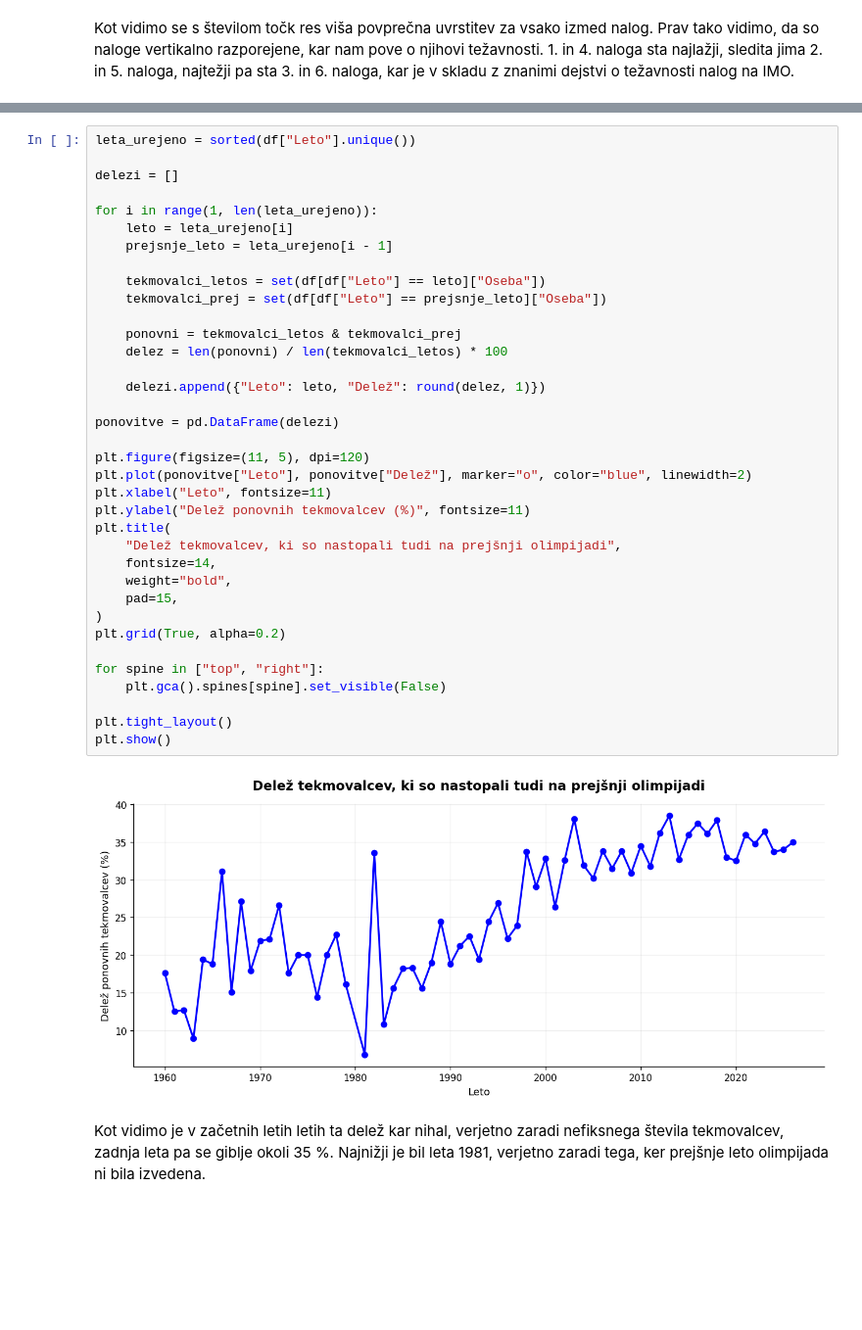
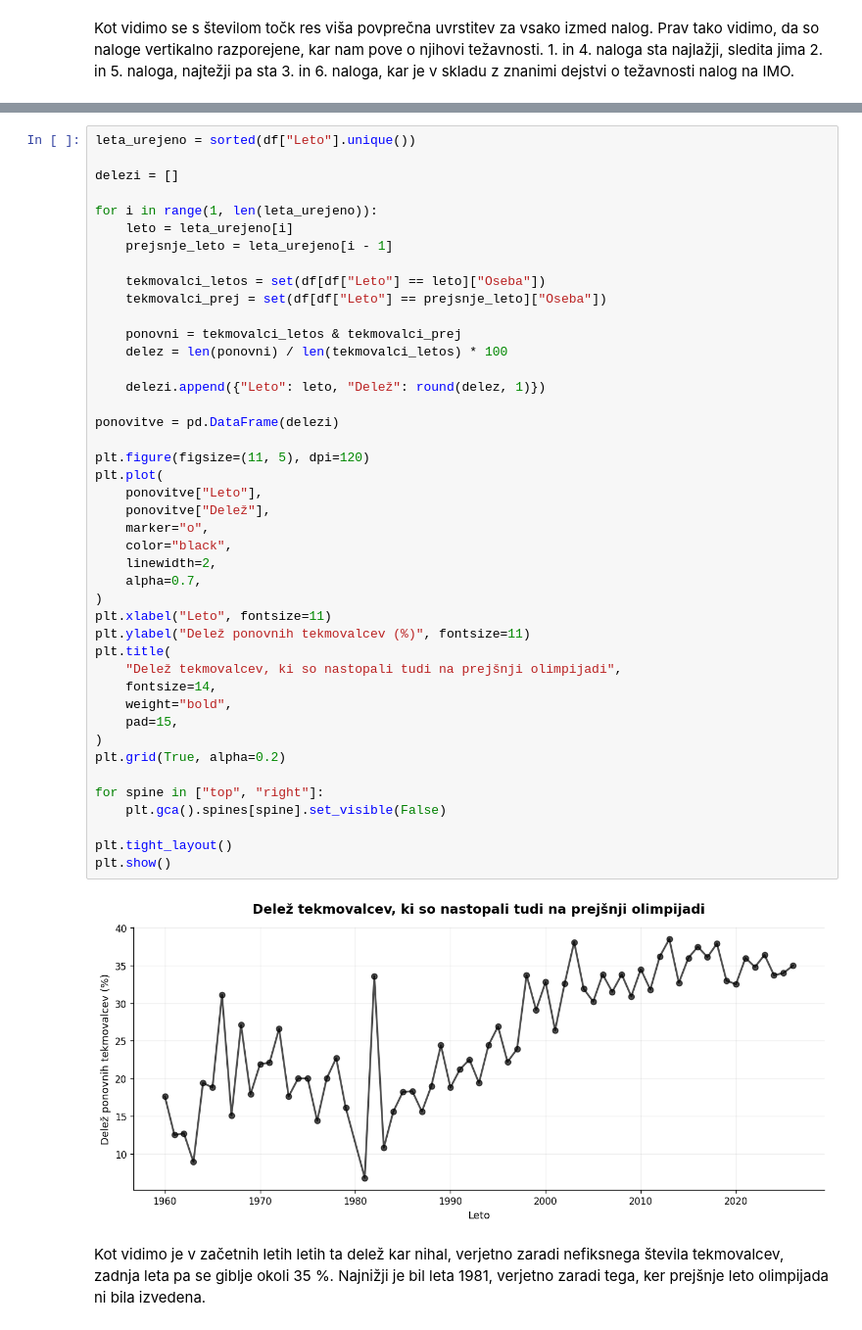
Before and after one commit to hranjecnace/uvp_projektna, a Jupyter notebook: analiza_podatkov.ipynb, the cells around one changed output, grey strips where cells are left out. Shown at 98% size. Drawn from its saved outputs; the diff is of its cells as text; blank space fills up the shorter version.

```diff
--- a/analiza_podatkov.ipynb
+++ b/analiza_podatkov.ipynb
@@ -526,34 +581,41 @@ for i in range(1, len(leta_urejeno)):
     leto = leta_urejeno[i]
     prejsnje_leto = leta_urejeno[i - 1]
 
     tekmovalci_letos = set(df[df["Leto"] == leto]["Oseba"])
     tekmovalci_prej = set(df[df["Leto"] == prejsnje_leto]["Oseba"])
 
     ponovni = tekmovalci_letos & tekmovalci_prej
     delez = len(ponovni) / len(tekmovalci_letos) * 100
 
     delezi.append({"Leto": leto, "Delež": round(delez, 1)})
 
 ponovitve = pd.DataFrame(delezi)
 
 plt.figure(figsize=(11, 5), dpi=120)
-plt.plot(ponovitve["Leto"], ponovitve["Delež"], marker="o", color="blue", linewidth=2)
+plt.plot(
+    ponovitve["Leto"],
+    ponovitve["Delež"],
+    marker="o",
+    color="black",
+    linewidth=2,
+    alpha=0.7,
+)
 plt.xlabel("Leto", fontsize=11)
 plt.ylabel("Delež ponovnih tekmovalcev (%)", fontsize=11)
 plt.title(
     "Delež tekmovalcev, ki so nastopali tudi na prejšnji olimpijadi",
     fontsize=14,
     weight="bold",
     pad=15,
 )
 plt.grid(True, alpha=0.2)
 
 for spine in ["top", "right"]:
     plt.gca().spines[spine].set_visible(False)
 
 plt.tight_layout()
 plt.show()
 # %% [output]
-[figure, old version]
+[figure, new version]
 # %% [markdown]
 Kot vidimo je v začetnih letih letih ta delež kar nihal, verjetno zaradi nefiksnega števila tekmovalcev, zadnja leta pa se giblje okoli 35 %. Najnižji je bil leta 1981, verjetno zaradi tega, ker prejšnje leto olimpijada ni bila izvedena.
```
Also changed, not shown: parts of 14 cells of this notebook, 3 other files.
